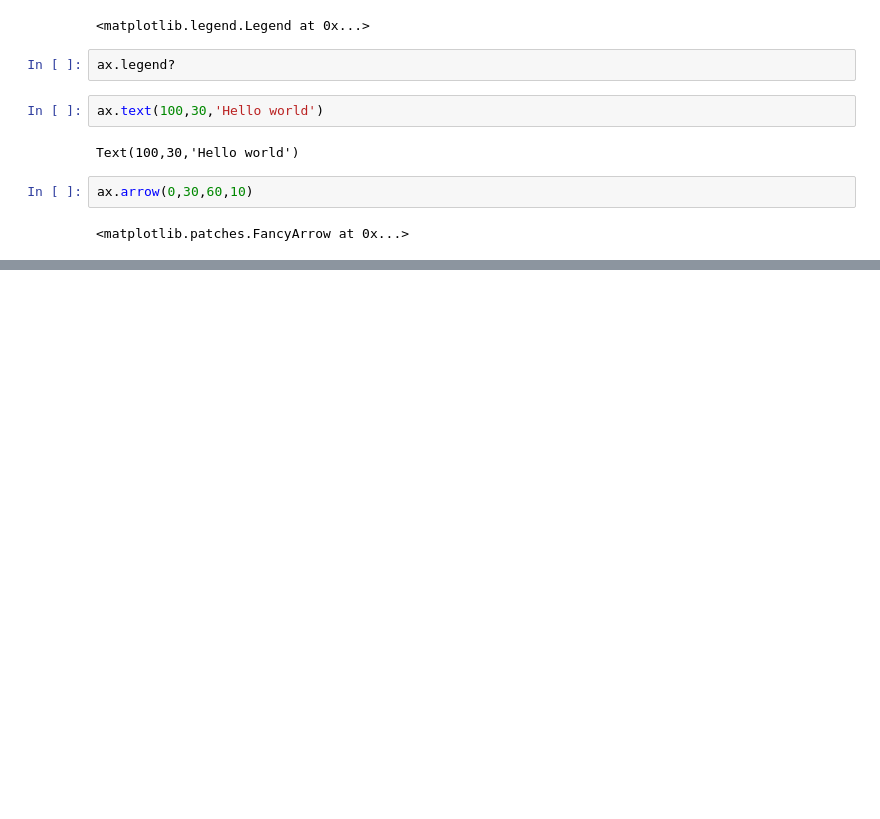
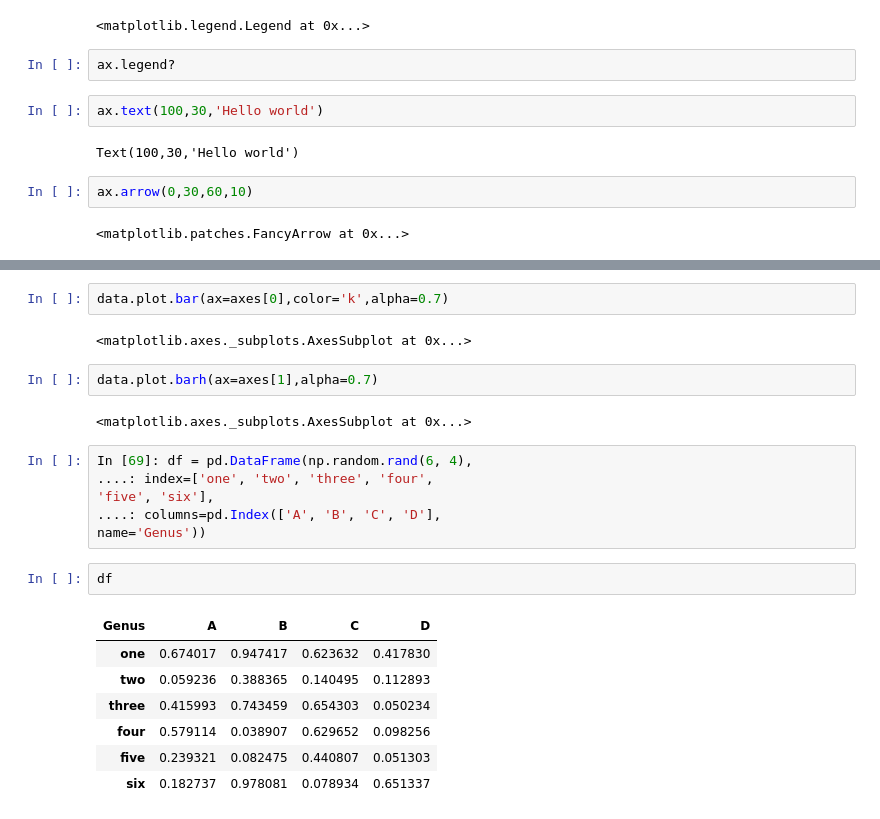
Before and after one commit to goomhow/learn-dm, a Jupyter notebook: capture-9.ipynb, the cells around one changed output, grey strips where cells are left out. Saved outputs shown, nothing was run; the diff lists cells and outputs as text; blank space fills up the shorter version.

```diff
--- a/capture-9.ipynb
+++ b/capture-9.ipynb
@@ -203,0 +361,24 @@ ax.arrow(0,30,60,10)
+# %%
+data.plot.bar(ax=axes[0],color='k',alpha=0.7)
+# %% [output]
+<matplotlib.axes._subplots.AxesSubplot at 0x...>
+# %%
+data.plot.barh(ax=axes[1],alpha=0.7)
+# %% [output]
+<matplotlib.axes._subplots.AxesSubplot at 0x...>
+# %%
+In [69]: df = pd.DataFrame(np.random.rand(6, 4),
+....: index=['one', 'two', 'three', 'four',
+'five', 'six'],
+....: columns=pd.Index(['A', 'B', 'C', 'D'],
+name='Genus'))
+# %%
+df
+# %% [output]
+| Genus | A | B | C | D |
+| one | 0.674017 | 0.947417 | 0.623632 | 0.417830 |
+| two | 0.059236 | 0.388365 | 0.140495 | 0.112893 |
+| three | 0.415993 | 0.743459 | 0.654303 | 0.050234 |
+| four | 0.579114 | 0.038907 | 0.629652 | 0.098256 |
+| five | 0.239321 | 0.082475 | 0.440807 | 0.051303 |
+| six | 0.182737 | 0.978081 | 0.078934 | 0.651337 |
```
Also changed, not shown: parts of 69 cells of this notebook.
